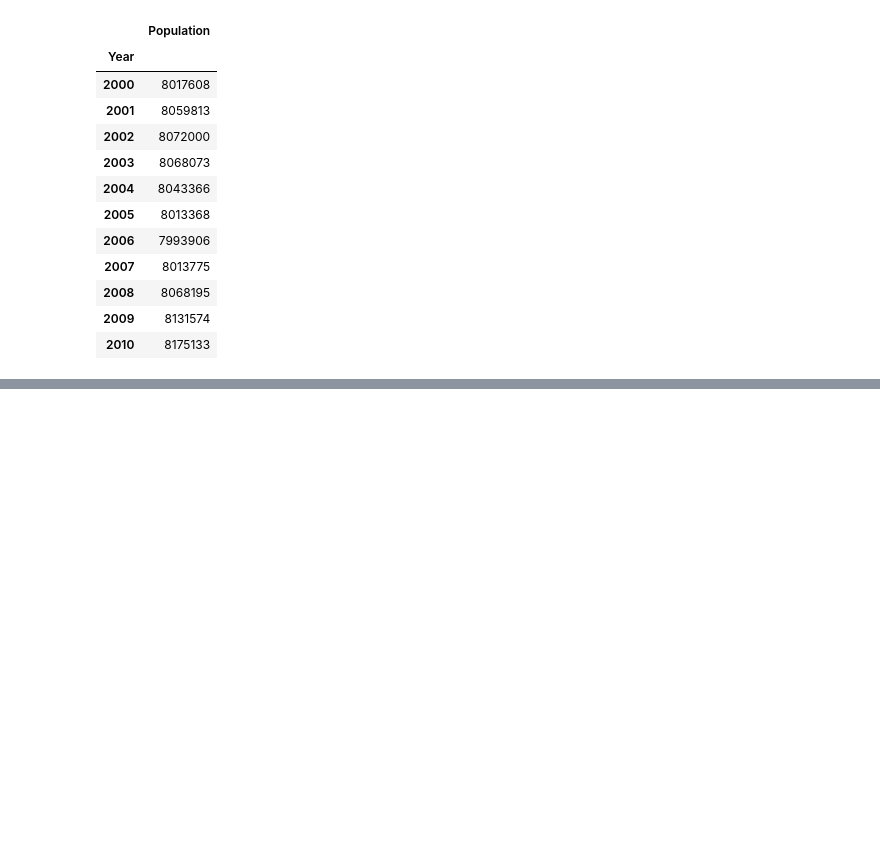
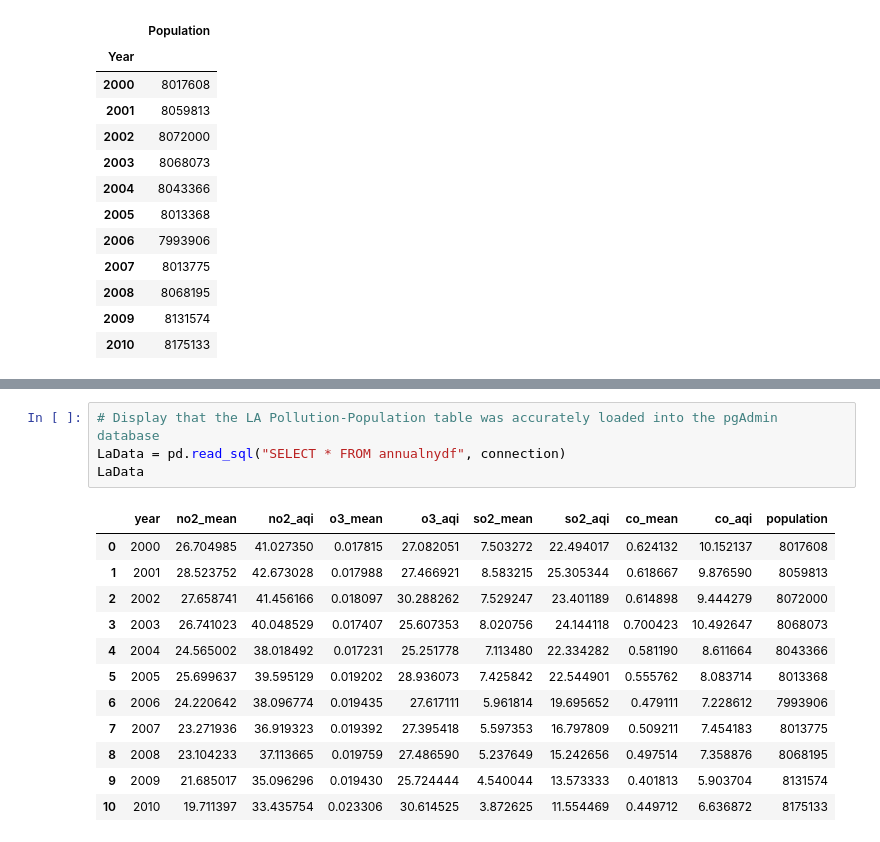
Before and after one commit to Sweeny91/ETL_project, a Jupyter notebook: project2/erik_kathy_sweeny/PollutionDataClean.ipynb, the cells around one changed output, grey strips where cells are left out. Saved outputs shown, nothing was run; the diff lists cells and outputs as text; blank space fills up the shorter version.

```diff
--- a/project2/erik_kathy_sweeny/PollutionDataClean.ipynb
+++ b/project2/erik_kathy_sweeny/PollutionDataClean.ipynb
@@ -314,0 +376,17 @@ FinalNyDf.to_csv("../output_data/FinalNyDf.csv", index=True, header=True)
+# %%
+# Display that the LA Pollution-Population table was accurately loaded into the pgAdmin database
+LaData = pd.read_sql("SELECT * FROM annualnydf", connection)
+LaData
+# %% [output]
+|  | year | no2_mean | no2_aqi | o3_mean | o3_aqi | so2_mean | so2_aqi | co_mean | co_aqi | population |
+| 0 | 2000 | 26.704985 | 41.027350 | 0.017815 | 27.082051 | 7.503272 | 22.494017 | 0.624132 | 10.152137 | 8017608 |
+| 1 | 2001 | 28.523752 | 42.673028 | 0.017988 | 27.466921 | 8.583215 | 25.305344 | 0.618667 | 9.876590 | 8059813 |
+| 2 | 2002 | 27.658741 | 41.456166 | 0.018097 | 30.288262 | 7.529247 | 23.401189 | 0.614898 | 9.444279 | 8072000 |
+| 3 | 2003 | 26.741023 | 40.048529 | 0.017407 | 25.607353 | 8.020756 | 24.144118 | 0.700423 | 10.492647 | 8068073 |
+| 4 | 2004 | 24.565002 | 38.018492 | 0.017231 | 25.251778 | 7.113480 | 22.334282 | 0.581190 | 8.611664 | 8043366 |
+| 5 | 2005 | 25.699637 | 39.595129 | 0.019202 | 28.936073 | 7.425842 | 22.544901 | 0.555762 | 8.083714 | 8013368 |
+| 6 | 2006 | 24.220642 | 38.096774 | 0.019435 | 27.617111 | 5.961814 | 19.695652 | 0.479111 | 7.228612 | 7993906 |
+| 7 | 2007 | 23.271936 | 36.919323 | 0.019392 | 27.395418 | 5.597353 | 16.797809 | 0.509211 | 7.454183 | 8013775 |
+| 8 | 2008 | 23.104233 | 37.113665 | 0.019759 | 27.486590 | 5.237649 | 15.242656 | 0.497514 | 7.358876 | 8068195 |
+| 9 | 2009 | 21.685017 | 35.096296 | 0.019430 | 25.724444 | 4.540044 | 13.573333 | 0.401813 | 5.903704 | 8131574 |
+| 10 | 2010 | 19.711397 | 33.435754 | 0.023306 | 30.614525 | 3.872625 | 11.554469 | 0.449712 | 6.636872 | 8175133 |
```
Also changed, not shown: parts of 23 cells of this notebook.
